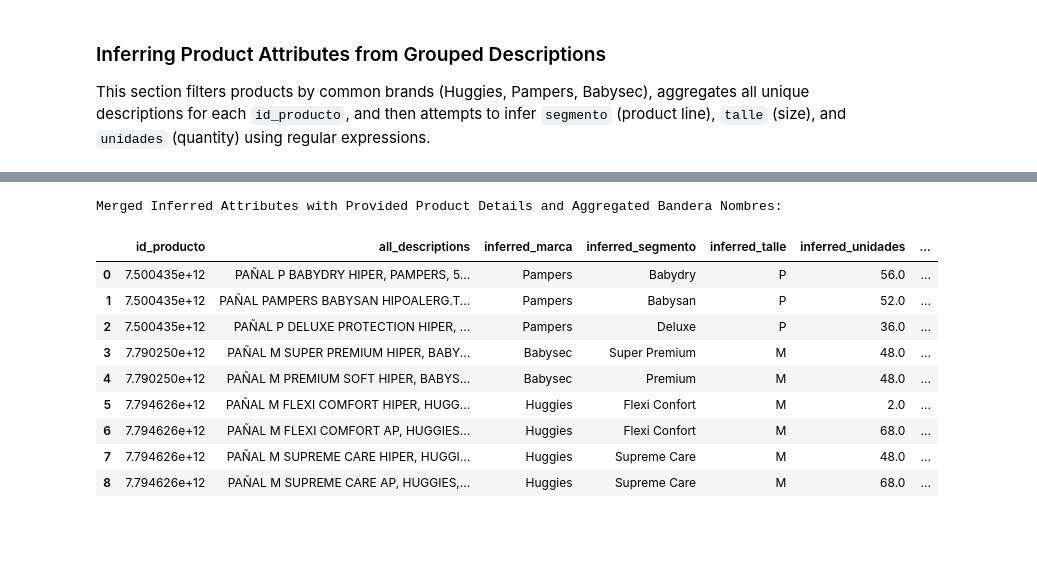
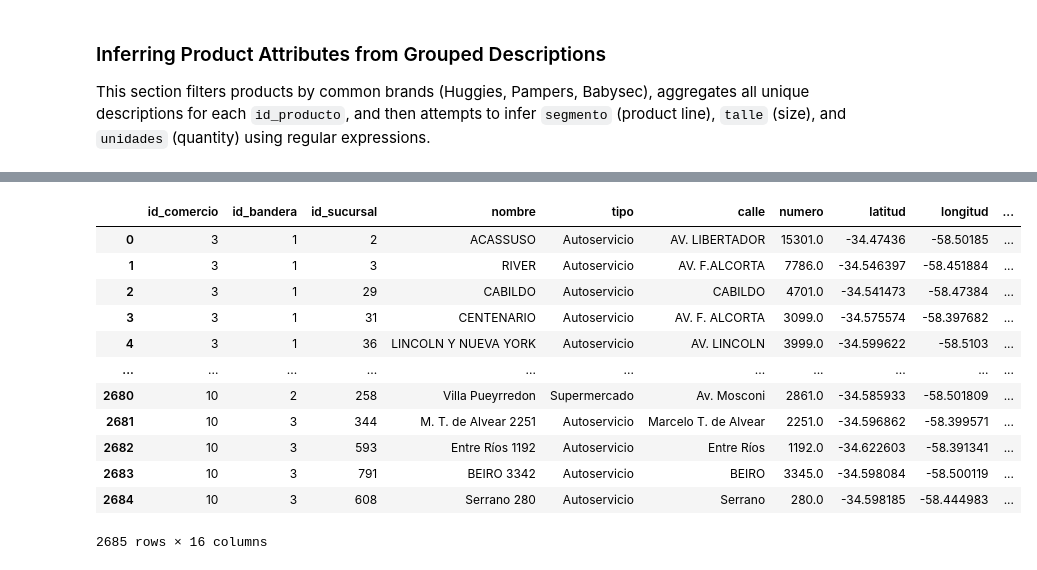
Before and after one commit to fernandosuarez89/fernandosuarez89.github.io, a Jupyter notebook: SEPA.ipynb, the cells around one changed output, grey strips where cells are left out. Cells and saved outputs as stored; diff of their text form; code cells hidden in the pictures; blank space fills up the shorter version.

```diff
--- a/SEPA.ipynb
+++ b/SEPA.ipynb
@@ -779,28 +746,16 @@ Merged Inferred Attributes with Provided Product Details (for cross-checking):
-# %%
-merged_with_bandera_nombre = pd.merge(
-    merged_inferred_and_provided_df,
-    final_merged_filtered_data_selected[['id_producto', 'bandera_nombre']],
-    on='id_producto',
-    how='left'
-)
-
-# Aggregate bandera_nombre for each product, ensuring uniqueness
-aggregated_bandera_df = merged_with_bandera_nombre.groupby(
-    ['id_producto', 'all_descriptions', 'inferred_marca', 'inferred_segmento', 'inferred_talle', 'inferred_unidades',
-     'marca_ok', 'segmento', 'talle', 'unidades']
-)['bandera_nombre'].apply(lambda x: list(x.dropna().unique())).reset_index()
-
-print("Merged Inferred Attributes with Provided Product Details and Aggregated Bandera Nombres:")
-aggregated_bandera_df
-# %% [output]
-Merged Inferred Attributes with Provided Product Details and Aggregated Bandera Nombres:
-|  | id_producto | all_descriptions | inferred_marca | inferred_segmento | inferred_talle | inferred_unidades | ... |
-| 0 | 7.500435e+12 | PAÑAL P BABYDRY HIPER, PAMPERS, 5... | Pampers | Babydry | P | 56.0 | ... |
-| 1 | 7.500435e+12 | PAÑAL PAMPERS BABYSAN HIPOALERG.T... | Pampers | Babysan | P | 52.0 | ... |
-| 2 | 7.500435e+12 | PAÑAL P DELUXE PROTECTION HIPER, ... | Pampers | Deluxe | P | 36.0 | ... |
-| 3 | 7.790250e+12 | PAÑAL M SUPER PREMIUM HIPER, BABY... | Babysec | Super Premium | M | 48.0 | ... |
-| 4 | 7.790250e+12 | PAÑAL M PREMIUM SOFT HIPER, BABYS... | Babysec | Premium | M | 48.0 | ... |
-| 5 | 7.794626e+12 | PAÑAL M FLEXI COMFORT HIPER, HUGG... | Huggies | Flexi Confort | M | 2.0 | ... |
-| 6 | 7.794626e+12 | PAÑAL M FLEXI COMFORT AP, HUGGIES... | Huggies | Flexi Confort | M | 68.0 | ... |
-| 7 | 7.794626e+12 | PAÑAL M SUPREME CARE HIPER, HUGGI... | Huggies | Supreme Care | M | 48.0 | ... |
-| 8 | 7.794626e+12 | PAÑAL M SUPREME CARE AP, HUGGIES,... | Huggies | Supreme Care | M | 68.0 | ... |
+# %%
+stores_and_brands#[stores_and_brands['id_comercio'] == 3]
+# %% [output]
+|  | id_comercio | id_bandera | id_sucursal | nombre | tipo | calle | numero | latitud | longitud | ... |
+| 0 | 3 | 1 | 2 | ACASSUSO | Autoservicio | AV. LIBERTADOR | 15301.0 | -34.47436 | -58.50185 | ... |
+| 1 | 3 | 1 | 3 | RIVER | Autoservicio | AV. F.ALCORTA | 7786.0 | -34.546397 | -58.451884 | ... |
+| 2 | 3 | 1 | 29 | CABILDO | Autoservicio | CABILDO | 4701.0 | -34.541473 | -58.47384 | ... |
+| 3 | 3 | 1 | 31 | CENTENARIO | Autoservicio | AV. F. ALCORTA | 3099.0 | -34.575574 | -58.397682 | ... |
+| 4 | 3 | 1 | 36 | LINCOLN Y NUEVA YORK | Autoservicio | AV. LINCOLN | 3999.0 | -34.599622 | -58.5103 | ... |
+| ... | ... | ... | ... | ... | ... | ... | ... | ... | ... | ... |
+| 2680 | 10 | 2 | 258 | Villa Pueyrredon | Supermercado | Av. Mosconi | 2861.0 | -34.585933 | -58.501809 | ... |
+| 2681 | 10 | 3 | 344 | M. T. de Alvear 2251 | Autoservicio | Marcelo T. de Alvear | 2251.0 | -34.596862 | -58.399571 | ... |
+| 2682 | 10 | 3 | 593 | Entre Ríos 1192 | Autoservicio | Entre Ríos | 1192.0 | -34.622603 | -58.391341 | ... |
+| 2683 | 10 | 3 | 791 | BEIRO 3342 | Autoservicio | BEIRO | 3345.0 | -34.598084 | -58.500119 | ... |
+| 2684 | 10 | 3 | 608 | Serrano 280 | Autoservicio | Serrano | 280.0 | -34.598185 | -58.444983 | ... |
+2685 rows × 16 columns
```
Also changed, not shown: parts of 26 cells of this notebook.
